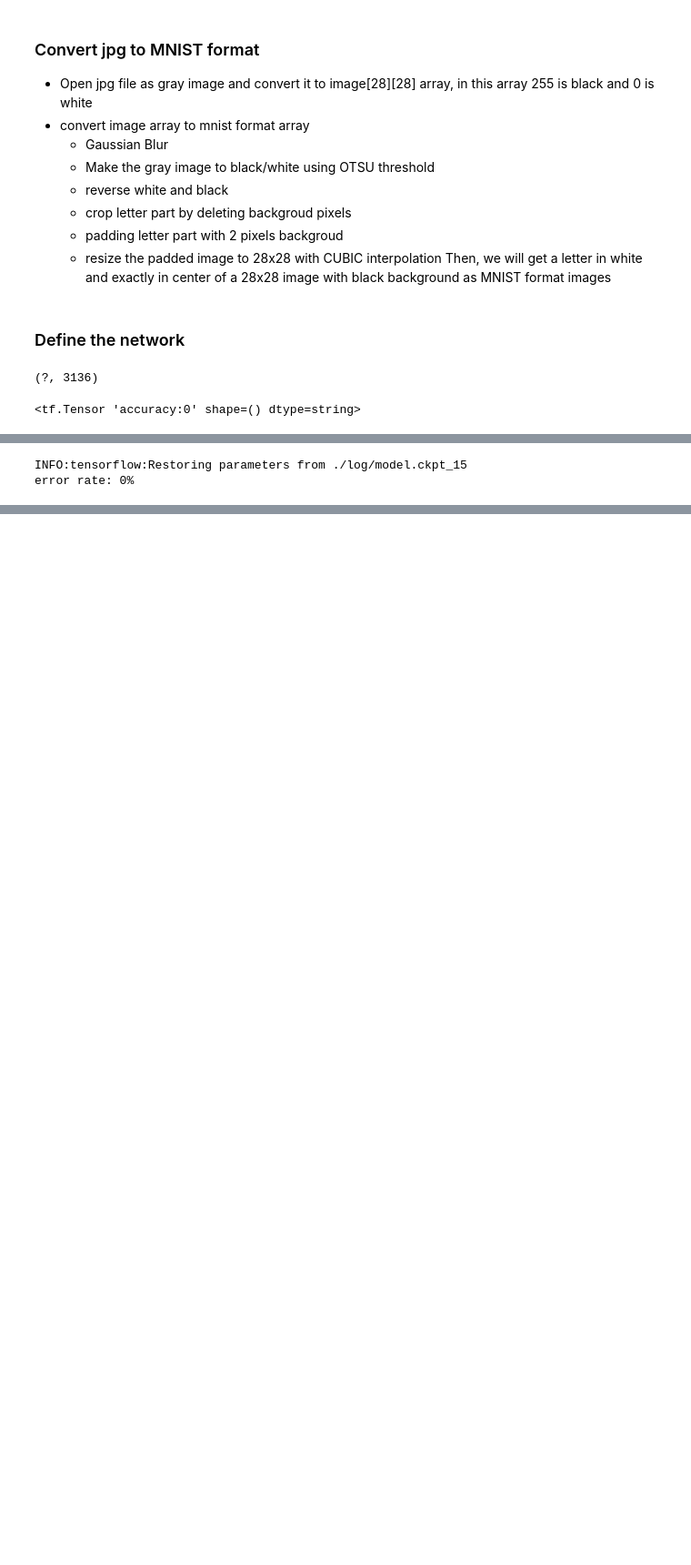
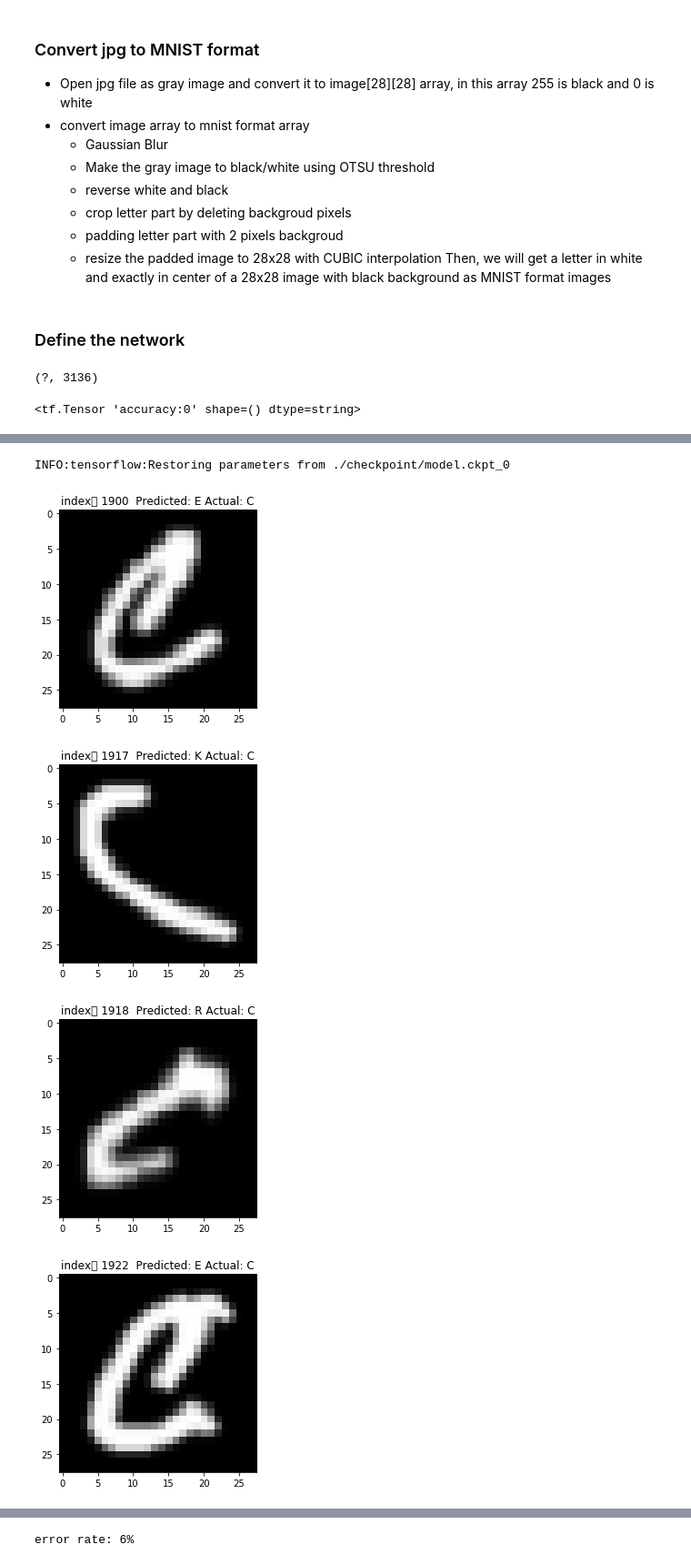
Before and after one commit to lxysungz/Handwriting-Letter-Recognition-, a Jupyter notebook: CNN-EMNIST-letter-.ipynb, the cells around one changed output, grey strips where cells are left out. Shown at 91% size. Cells and saved outputs as stored; diff of their text form; code cells hidden in the pictures; blank space fills up the shorter version.

```diff
--- a/CNN-EMNIST-letter-.ipynb
+++ b/CNN-EMNIST-letter-.ipynb
@@ -256,7 +256,7 @@ def conv2d(x, W):
 
 
 def max_pool_2x2(x):
-  """max_pool_2x2 downsamples a feature map by 2X."""
+  """max_pool with 2x2 filter, stride =2 and same padding, output shape = input_shape/2"""
   return tf.nn.max_pool(x, ksize=[1, 2, 2, 1],
                         strides=[1, 2, 2, 1], padding='SAME')
 
@@ -315,7 +315,7 @@ def deepnn(x, num_class):
 
   # First convolutional layer - maps one grayscale image to 32 feature maps.
   with tf.name_scope('conv1'):
-    W_conv1 = weight_variable([5, 5, 1, 32])
+    W_conv1 = weight_variable([3, 3, 1, 32])
     b_conv1 = bias_variable([32])
     h_conv1 = tf.nn.relu(conv2d(x_image, W_conv1) + b_conv1)
 
@@ -325,7 +325,7 @@ def deepnn(x, num_class):
 
   # Second convolutional layer -- maps 32 feature maps to 64.
   with tf.name_scope('conv2'):
-    W_conv2 = weight_variable([5, 5, 32, 64])
+    W_conv2 = weight_variable([3, 3, 32, 64])
     b_conv2 = bias_variable([64])
     h_conv2 = tf.nn.relu(conv2d(h_pool1, W_conv2) + b_conv2)
 
@@ -342,7 +342,7 @@ def deepnn(x, num_class):
 
     h_pool2_flat = tf.reshape(h_pool2, [-1, 7*7*64])
     print(h_pool2_flat.shape)
-    h_fc1, W_fc1 = fc(h_pool2_flat, num_neurons = 1024, name='fc1', activation=tf.nn.relu)
+    h_fc1, W_fc1 = fc(h_pool2_flat, num_neurons = 512, name='fc1', activation=tf.nn.relu)
     #h_fc1 = tf.nn.relu(tf.matmul(h_pool2_flat, W_fc1) + b_fc1)
 
   # Dropout - controls the complexity of the model, prevents co-adaptation of
@@ -353,7 +353,7 @@ def deepnn(x, num_class):
 
   # Map the 1024 features to 10 classes, one for each digit
   with tf.name_scope('fc2'):
-    W_fc2 = weight_variable([1024, num_class])
+    W_fc2 = weight_variable([512, num_class])
     b_fc2 = bias_variable([num_class])
 
     y_conv = tf.matmul(h_fc1_drop, W_fc2) + b_fc2
@@ -460,24 +454,27 @@ Epoch: 19 Train accuracy: 0.984375 Test accuracy: 0.93658656
 # %%
 # Evaluate the four layer network with relu
 with tf.Session() as sess:
-    saver.restore(sess, "./log/model.ckpt_15")
+    saver.restore(sess, "./checkpoint/model.ckpt_0")
     index = 1900
     X_new_scaled = fash_data.test.images[index:index+100]
     Z = y_conv.eval(feed_dict={X: X_new_scaled, keep_prob: 1.0})
     y_pred = np.argmax(Z, axis=1)
 count = 0
 for im_index in range(100):
     if (y_pred[im_index] != y_test[index+im_index]):
         count = count + 1
         #EMNIST letter dataset labels start from 1 to 26,
         #the label argument for tf.nn.sparse_softmax_cross_entropy_with_logits is [0, number of classes)
         #so we need to decrease its labels by 1 to adjust labels value to [0,26)
         #and the predic output value is [0,26)
         #to map the predice output value to fash_label string that index from 1 to 26, we need to add 1 to predicue out value
         gen_image(fash_data.test.images[index+im_index],
               "index： %d  Predicted: %s Actual: %s" % (index+im_index, fash_labels[y_pred[im_index]+1],
                                            fash_labels[y_test[index+im_index]+1])).show()
 print("error rate: {}%".format(count))
 # %% [output]
-INFO:tensorflow:Restoring parameters from ./log/model.ckpt_15
-error rate: 0%
+INFO:tensorflow:Restoring parameters from ./checkpoint/model.ckpt_0
+[figure, added]
+[figure, added]
+[figure, added]
+[figure, added]
@@ -484,3 +483,4 @@ error rate: 0%
+error rate: 6%
 # %%
 # Evaluate the four layer network with a single self written image
 origin = cv2.imread("A.png", 0)
```
Also changed, not shown: parts of 12 cells of this notebook.
